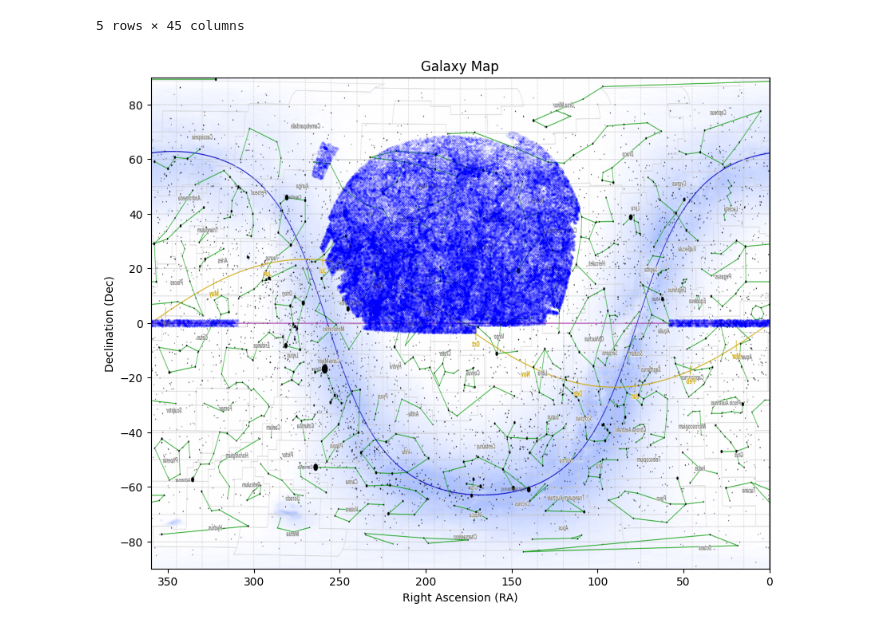
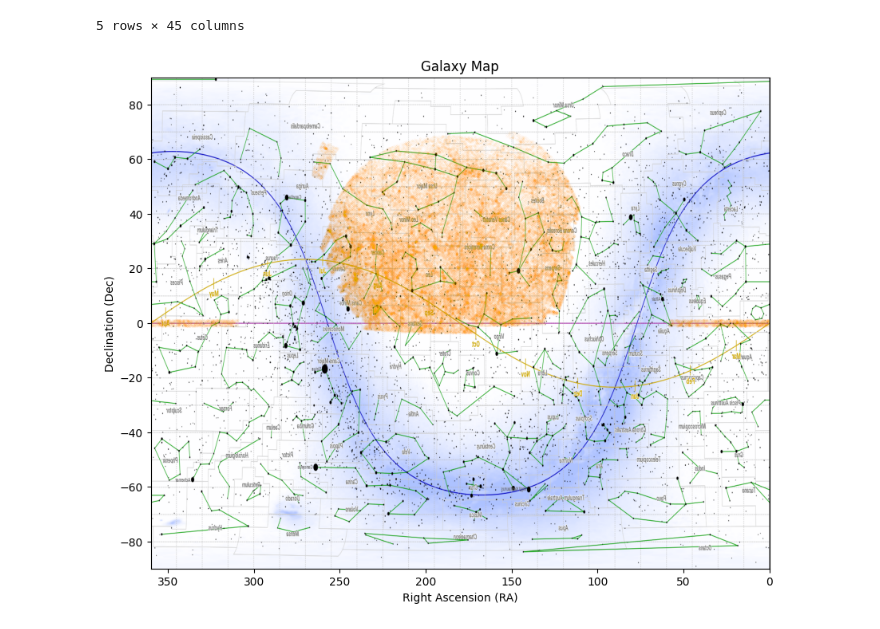
Before and after one commit to zachaa/Galaxy_Morphology_Classification, a Jupyter notebook: visualizations.ipynb, the cells around one changed output. Drawn from its saved outputs; the diff is of its cells as text; code cells hidden in the pictures.

```diff
--- a/visualizations.ipynb
+++ b/visualizations.ipynb
@@ -27,23 +29,23 @@ df_data.head()
 # %%
 # Create a constellation map with superimposed data
 
 plt.figure(figsize=(10, 8))
 
 ra = df_data['ra']
 dec = df_data['dec']
 
 # Create a scatter plot of galaxy positions
-plt.scatter(ra, dec, s= 0.01, alpha=0.5, color='blue')
+plt.scatter(ra, dec, s= 0.001, alpha=0.5, color='orange')
 
 # Overlay the image on the plot
 img = plt.imread("/content/constellations_cropped.png")
 plt.imshow(img, extent=[0, 360, -90, 90], aspect='auto')
 
 plt.xlabel('Right Ascension (RA)')
 plt.ylabel('Declination (Dec)')
 plt.title('Galaxy Map')
 plt.gca().invert_xaxis()  # Invert x-axis for astronomy convention
 
 plt.show()
 # %% [output]
-[figure, old version]
+[figure, new version]
```
Also changed, not shown: parts of 1 cell of this notebook.
